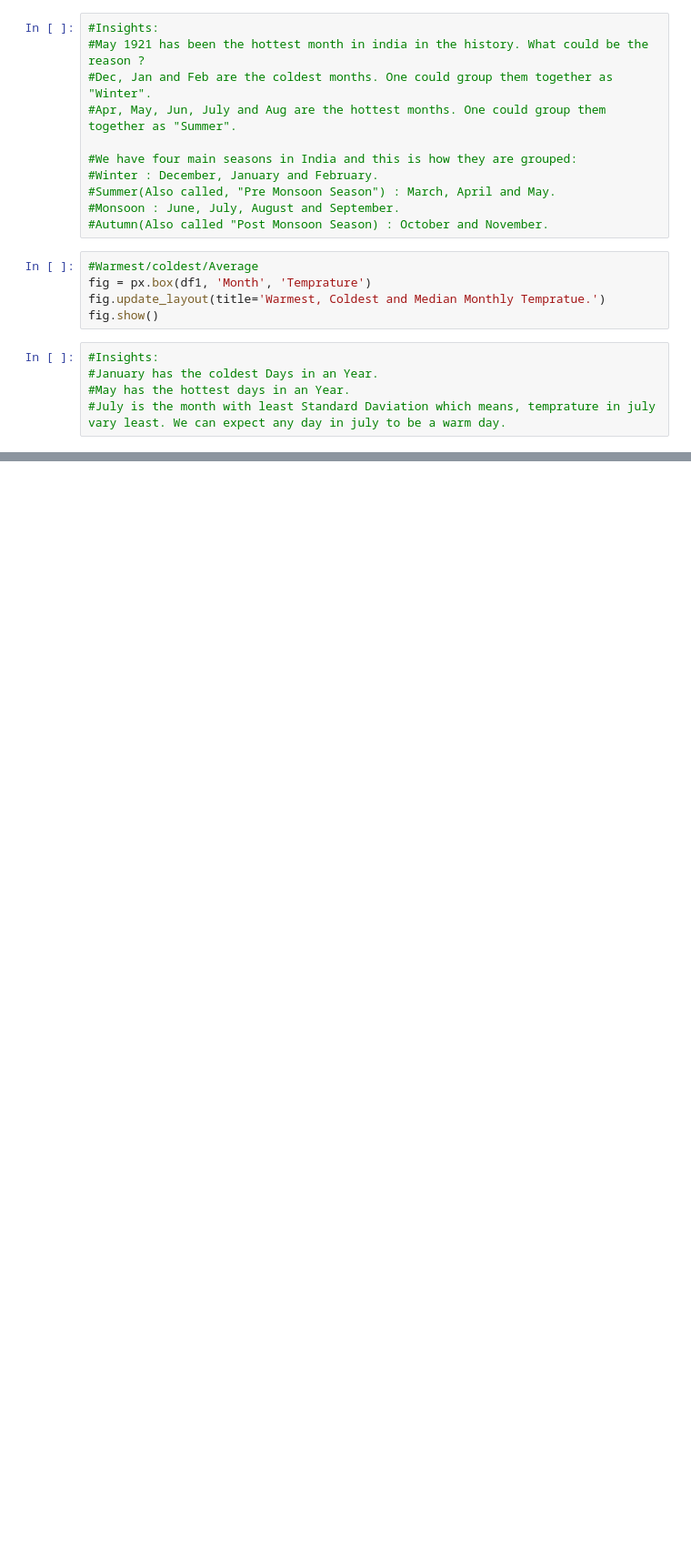
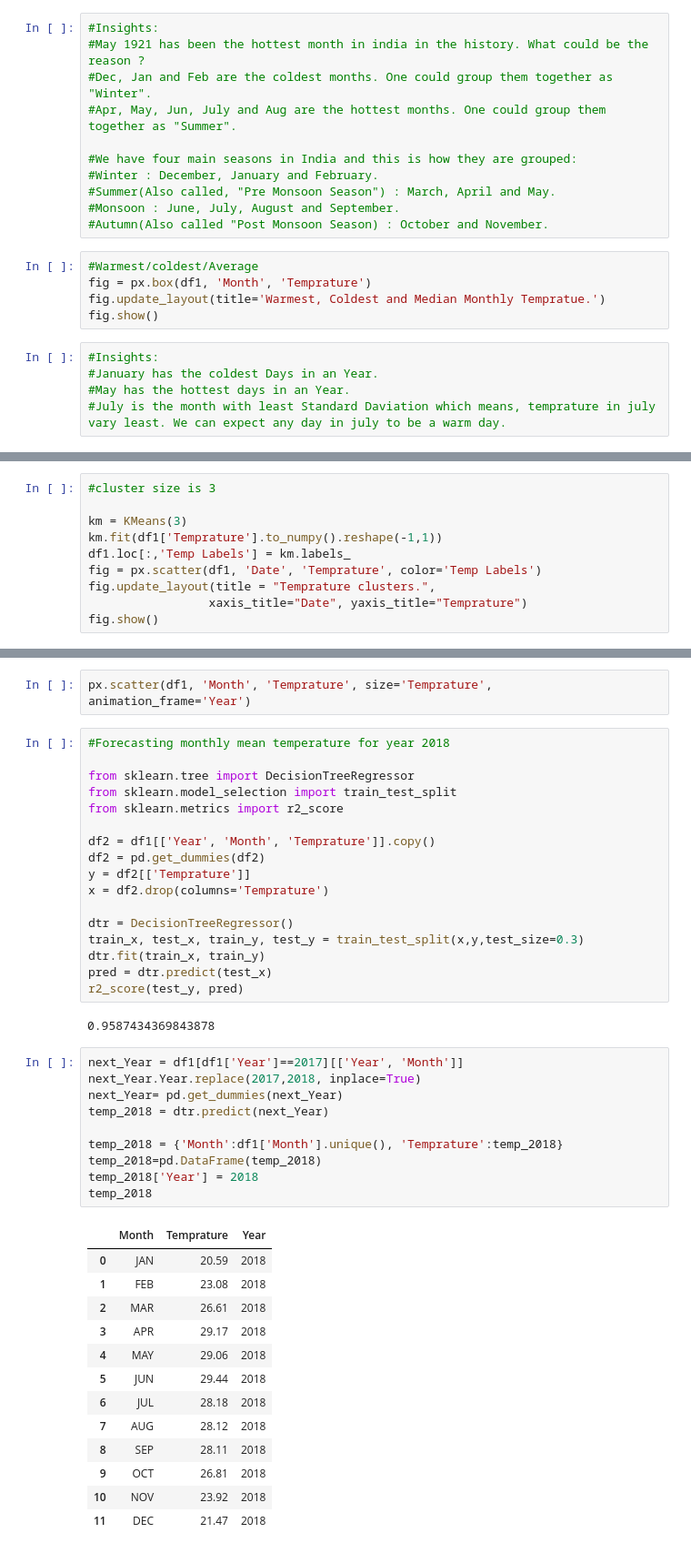
Before and after one commit to arpitakr/Temperature_prediction, a Jupyter notebook: code.ipynb, the cells around one changed output, grey strips where cells are left out. Shown: that part at 91% size. Cells and saved outputs as stored; diff of their text form; blank space fills up the shorter version.

```diff
--- a/code.ipynb
+++ b/code.ipynb
@@ -96,0 +136,10 @@ fig.show()
+# %%
+#cluster size is 3
+
+km = KMeans(3)
+km.fit(df1['Temprature'].to_numpy().reshape(-1,1))
+df1.loc[:,'Temp Labels'] = km.labels_
+fig = px.scatter(df1, 'Date', 'Temprature', color='Temp Labels')
+fig.update_layout(title = "Temprature clusters.",
+                 xaxis_title="Date", yaxis_title="Temprature")
+fig.show()
@@ -96,0 +204,45 @@ fig.show()
+# %%
+px.scatter(df1, 'Month', 'Temprature', size='Temprature', animation_frame='Year')
+# %%
+#Forecasting monthly mean temperature for year 2018
+
+from sklearn.tree import DecisionTreeRegressor
+from sklearn.model_selection import train_test_split
+from sklearn.metrics import r2_score
+
+df2 = df1[['Year', 'Month', 'Temprature']].copy()
+df2 = pd.get_dummies(df2)
+y = df2[['Temprature']]
+x = df2.drop(columns='Temprature')
+
+dtr = DecisionTreeRegressor()
+train_x, test_x, train_y, test_y = train_test_split(x,y,test_size=0.3)
+dtr.fit(train_x, train_y)
+pred = dtr.predict(test_x)
+r2_score(test_y, pred)
+# %% [output]
+0.9587434369843878
+# %%
+next_Year = df1[df1['Year']==2017][['Year', 'Month']]
+next_Year.Year.replace(2017,2018, inplace=True)
+next_Year= pd.get_dummies(next_Year)
+temp_2018 = dtr.predict(next_Year)
+
+temp_2018 = {'Month':df1['Month'].unique(), 'Temprature':temp_2018}
+temp_2018=pd.DataFrame(temp_2018)
+temp_2018['Year'] = 2018
+temp_2018
+# %% [output]
+|  | Month | Temprature | Year |
+| 0 | JAN | 20.59 | 2018 |
+| 1 | FEB | 23.08 | 2018 |
+| 2 | MAR | 26.61 | 2018 |
+| 3 | APR | 29.17 | 2018 |
+| 4 | MAY | 29.06 | 2018 |
+| 5 | JUN | 29.44 | 2018 |
+| 6 | JUL | 28.18 | 2018 |
+| 7 | AUG | 28.12 | 2018 |
+| 8 | SEP | 28.11 | 2018 |
+| 9 | OCT | 26.81 | 2018 |
+| 10 | NOV | 23.92 | 2018 |
+| 11 | DEC | 21.47 | 2018 |
```
Also changed, not shown: parts of 11 cells of this notebook.
